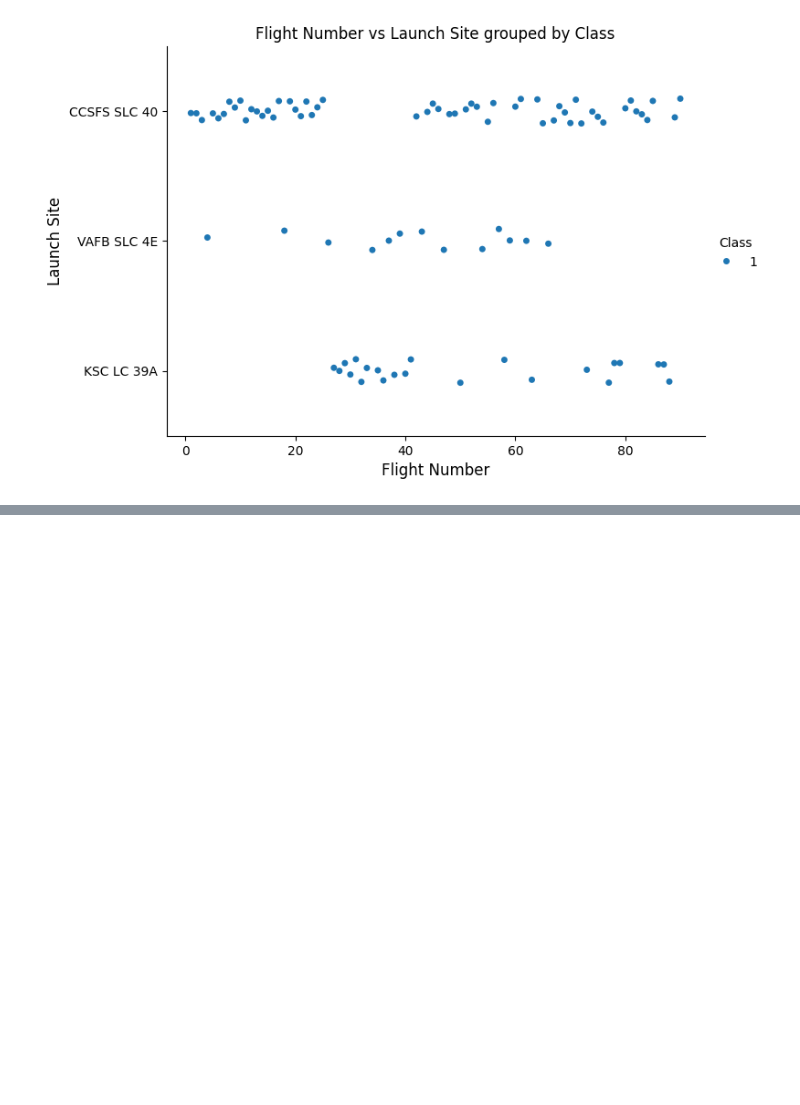
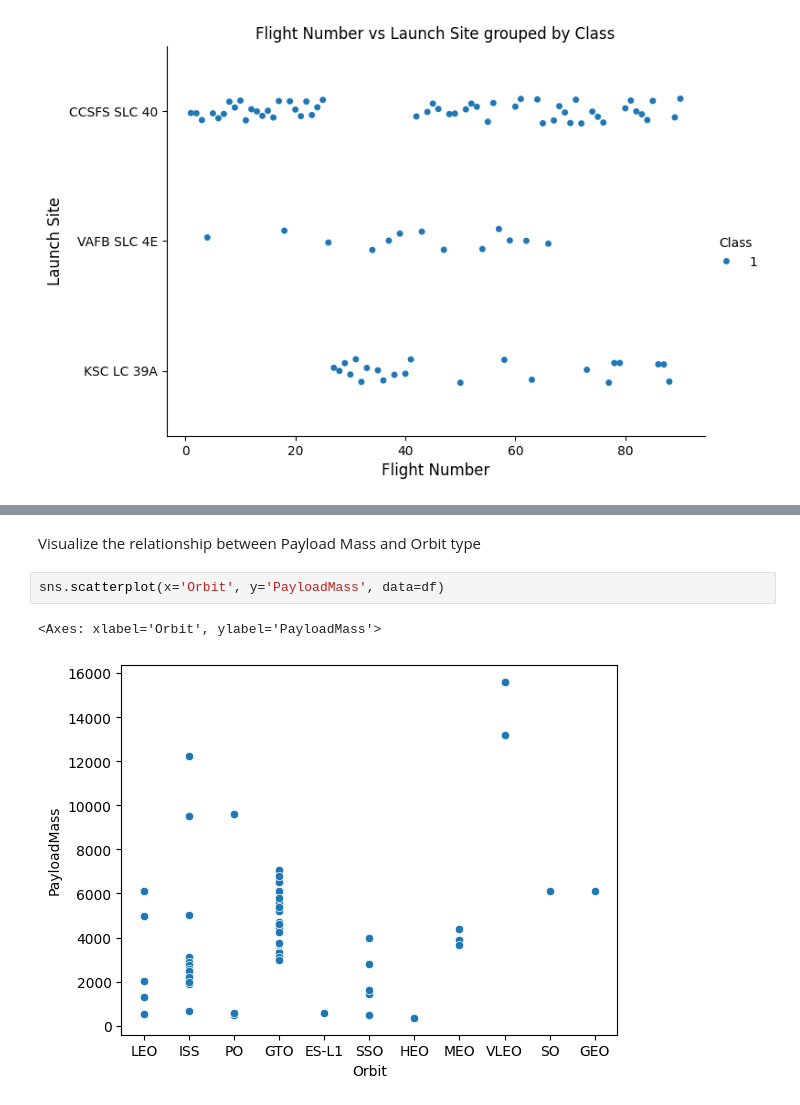
Before and after one commit to nayanjikar09/DATA_SCIENCE_CAPSTON_PROJECT, a Jupyter notebook: 4data_viz.ipynb, the cells around one changed output, grey strips where cells are left out. Cells and saved outputs as stored; diff of their text form; blank space fills up the shorter version.

```diff
--- a/4data_viz.ipynb
+++ b/4data_viz.ipynb
@@ -37,0 +74,7 @@ plt.show()
+# %% [markdown]
+Visualize the relationship between Payload Mass and Orbit type
+# %%
+sns.scatterplot(x='Orbit', y='PayloadMass', data=df)
+# %% [output]
+<Axes: xlabel='Orbit', ylabel='PayloadMass'>
+[figure, added]
```
Also changed, not shown: parts of 12 cells of this notebook, 2 other files.
